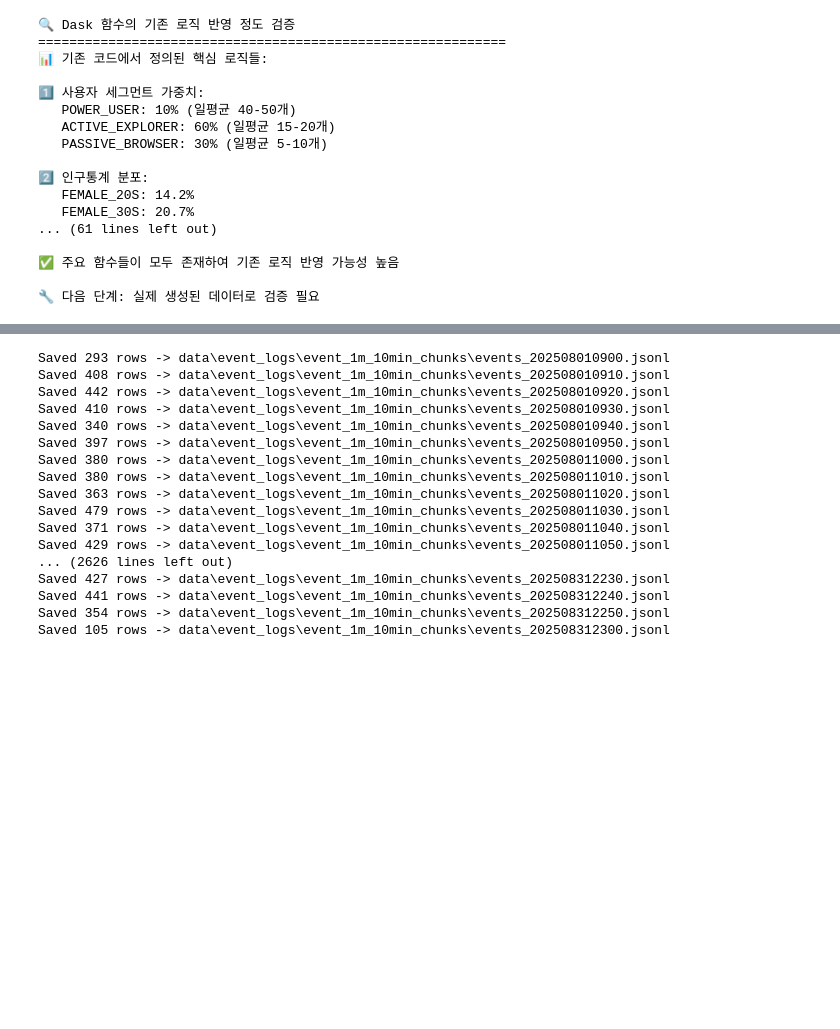
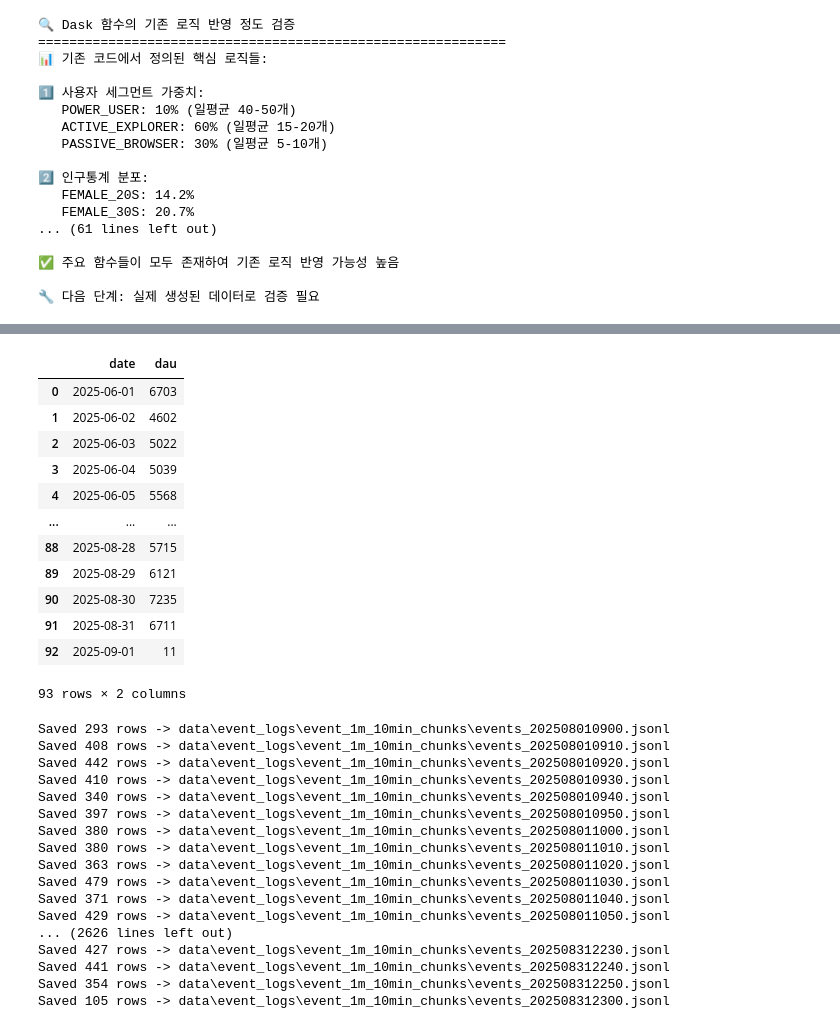
Before and after one commit to Reciping/reciping-data-pipeline, a Jupyter notebook: create_log_data.ipynb, the cells around one changed output, grey strips where cells are left out. Drawn from its saved outputs; the diff is of its cells as text; code cells hidden in the pictures; blank space fills up the shorter version.

```diff
--- a/create_log_data.ipynb
+++ b/create_log_data.ipynb
@@ -2086,19 +2166,21 @@ for var_name in core_variables:
     else:
         print(f"   ❌ {var_name} - 변수가 정의되지 않음")
 
-print(f"\n🚀 10만개 이벤트 생성 시작...")
+# print(f"\n🚀 10만개 이벤트 생성 시작...")
+print(f"\n🚀 300만개 이벤트 생성 시작...")
+
 
 # 10만개 이벤트 생성 실행
 # events_100k = create_100k_events_with_dask(target_events=100_000)
-events_1m = create_100k_events_with_dask(target_events=1_000_000)
+events_3m = create_100k_events_with_dask(target_events=3_000_000)
 
 print(f"\n💾 결과 저장 중...")
 
 # 저장 경로 설정
-save_path = 'data/event_logs/dask_events_1m.parquet'
+save_path = 'data/event_logs/dask_events_3m'
 
 # Parquet 형식으로 저장 (압축)
-events_1m.to_parquet(save_path, compression='snappy', index=False)
+# events_1m.to_parquet(save_path, compression='snappy', index=False)
 
 # 파일 크기 확인
 import os
@@ -2107,7 +2189,7 @@ print(f"✅ 저장 완료: {save_path}")
 print(f"📊 파일 크기: {file_size:.2f} MB")
 
 print(f"\n🔍 최종 결과 요약:")
-print(f"   📊 생성된 이벤트: {len(events_1m):,}개")
+print(f"   📊 생성된 이벤트: {len(events_3m):,}개")
 print(f"   📁 저장 위치: {save_path}")
 print(f"   💾 파일 크기: {file_size:.2f} MB")
 print(f"   🔧 처리 방식: Dask 병렬처리")
@@ -2132,0 +2231,44 @@ print(f"   ⭐ 데이터 품질: 정교한 비즈니스 로직 포함")
+# %%
+# events_3m DataFrame DAU 분석
+import pandas as pd
+
+# events_3m DataFrame 기본 정보
+print("=== events_3m DataFrame 기본 정보 ===")
+print(f"Total rows: {len(events_3m):,}")
+print(f"Columns: {list(events_3m.columns)}")
+print()
+
+# timestamp를 날짜로 파싱하여 DAU 계산
+events_3m['timestamp_parsed'] = pd.to_datetime(events_3m['timestamp'])
+events_3m['date'] = events_3m['timestamp_parsed'].dt.date
+
+# 전체 기간 DAU 정보
+print("=== 전체 기간 DAU 정보 ===")
+total_unique_users = events_3m['user_id'].nunique()
+print(f"전체 고유 사용자 수: {total_unique_users:,}")
+
+date_range = events_3m['date'].agg(['min', 'max'])
+print(f"기간: {date_range['min']} ~ {date_range['max']}")
+print()
+
+# 일별 DAU 계산
+daily_dau = events_3m.groupby('date')['user_id'].nunique().reset_index()
+daily_dau.columns = ['date', 'dau']
+
+print("=== 일별 DAU 통계 ===")
+print(f"평균 DAU: {daily_dau['dau'].mean():.1f}")
+print(f"최대 DAU: {daily_dau['dau'].max():,} (날짜: {daily_dau.loc[daily_dau['dau'].idxmax(), 'date']})")
+print(f"최소 DAU: {daily_dau['dau'].min():,} (날짜: {daily_dau.loc[daily_dau['dau'].idxmin(), 'date']})")
+print()
+
+# 최근 5일 DAU 상세 정보
+print("=== 최근 5일 DAU 상세 ===")
+recent_dau = daily_dau.tail(5)
+for _, row in recent_dau.iterrows():
+    print(f"{row['date']}: {row['dau']:,} 명")
+print()
+
+# 일별 DAU DataFrame 출력
+print("=== 일별 DAU 전체 목록 ===")
+display(daily_dau)
+# %% [output]
@@ -2132,0 +2292,13 @@ print(f"   ⭐ 데이터 품질: 정교한 비즈니스 로직 포함")
+|  | date | dau |
+| 0 | 2025-06-01 | 6703 |
+| 1 | 2025-06-02 | 4602 |
+| 2 | 2025-06-03 | 5022 |
+| 3 | 2025-06-04 | 5039 |
+| 4 | 2025-06-05 | 5568 |
+| ... | ... | ... |
+| 88 | 2025-08-28 | 5715 |
+| 89 | 2025-08-29 | 6121 |
+| 90 | 2025-08-30 | 7235 |
+| 91 | 2025-08-31 | 6711 |
+| 92 | 2025-09-01 | 11 |
+93 rows × 2 columns
```
Also changed, not shown: parts of 15 cells of this notebook, 1 other file.
